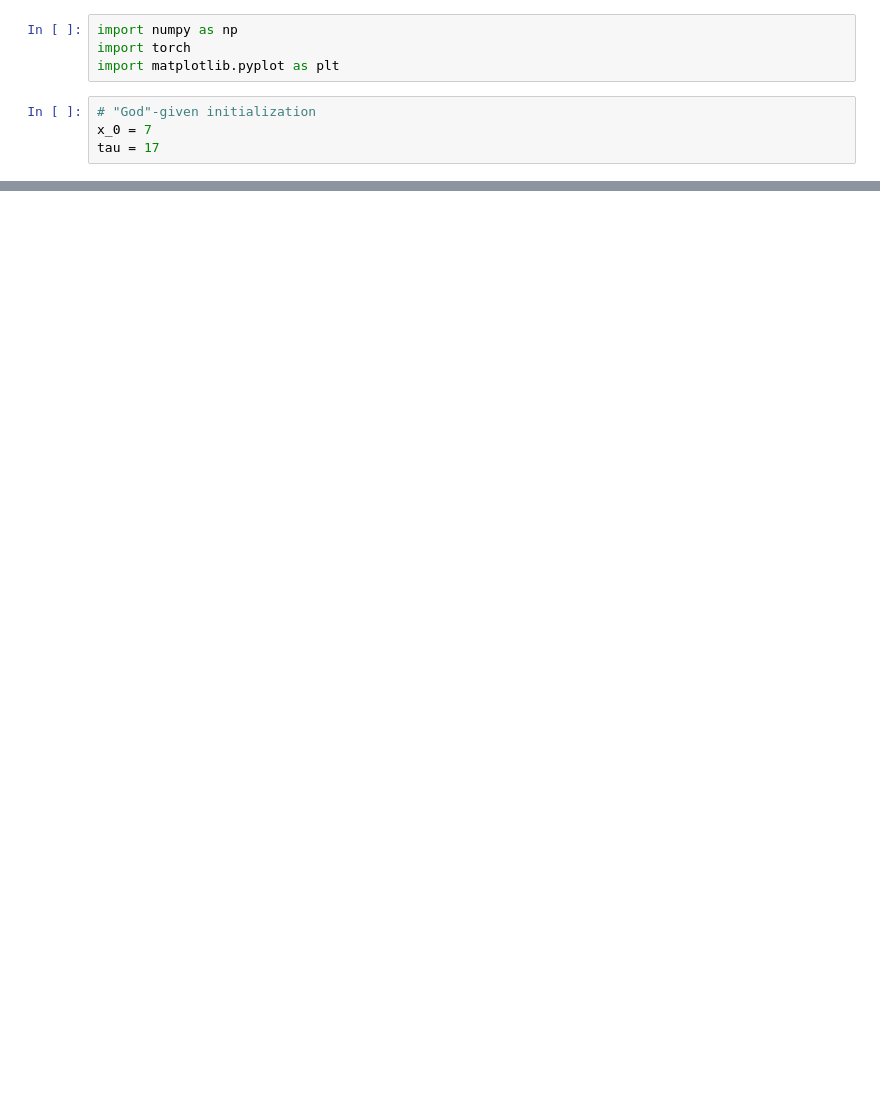
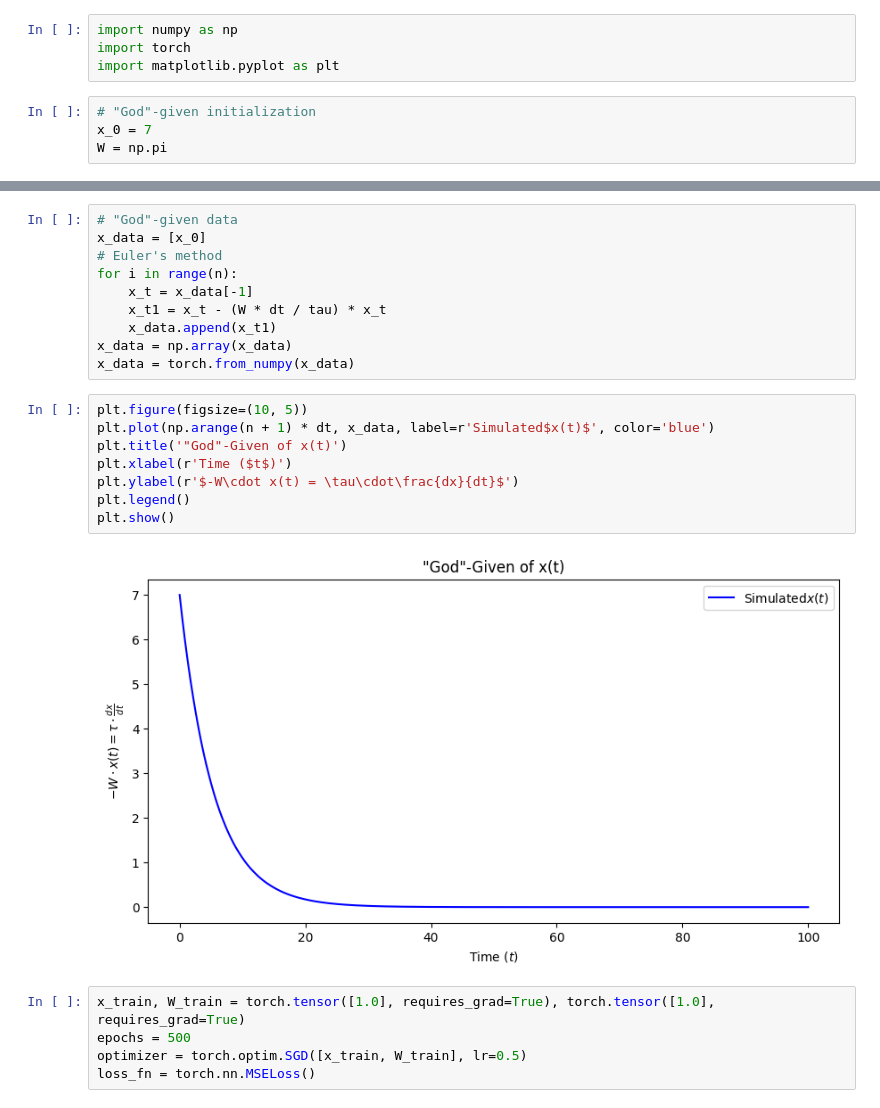
Before and after one commit to Equite774/SerreLabExercises, a Jupyter notebook: dynamic_rnn.ipynb, the cells around one changed output, grey strips where cells are left out. Saved outputs shown, nothing was run; the diff lists cells and outputs as text; blank space fills up the shorter version.

```diff
--- a/dynamic_rnn.ipynb
+++ b/dynamic_rnn.ipynb
@@ -5,5 +5,5 @@ import matplotlib.pyplot as plt
 # %%
 # "God"-given initialization
 x_0 = 7
-tau = 17
+W = np.pi
 # %%
@@ -29,0 +32,25 @@ plt.show()
+# %%
+# "God"-given data
+x_data = [x_0]
+# Euler's method
+for i in range(n):
+    x_t = x_data[-1]
+    x_t1 = x_t - (W * dt / tau) * x_t
+    x_data.append(x_t1)
+x_data = np.array(x_data)
+x_data = torch.from_numpy(x_data)
+# %%
+plt.figure(figsize=(10, 5))
+plt.plot(np.arange(n + 1) * dt, x_data, label=r'Simulated$x(t)$', color='blue')
+plt.title('"God"-Given of x(t)')
+plt.xlabel(r'Time ($t$)')
+plt.ylabel(r'$-W\cdot x(t) = \tau\cdot\frac{dx}{dt}$')
+plt.legend()
+plt.show()
+# %% [output]
+[figure, added]
+# %%
+x_train, W_train = torch.tensor([1.0], requires_grad=True), torch.tensor([1.0], requires_grad=True)
+epochs = 500
+optimizer = torch.optim.SGD([x_train, W_train], lr=0.5)
+loss_fn = torch.nn.MSELoss()
```
Also changed, not shown: parts of 4 cells of this notebook.
